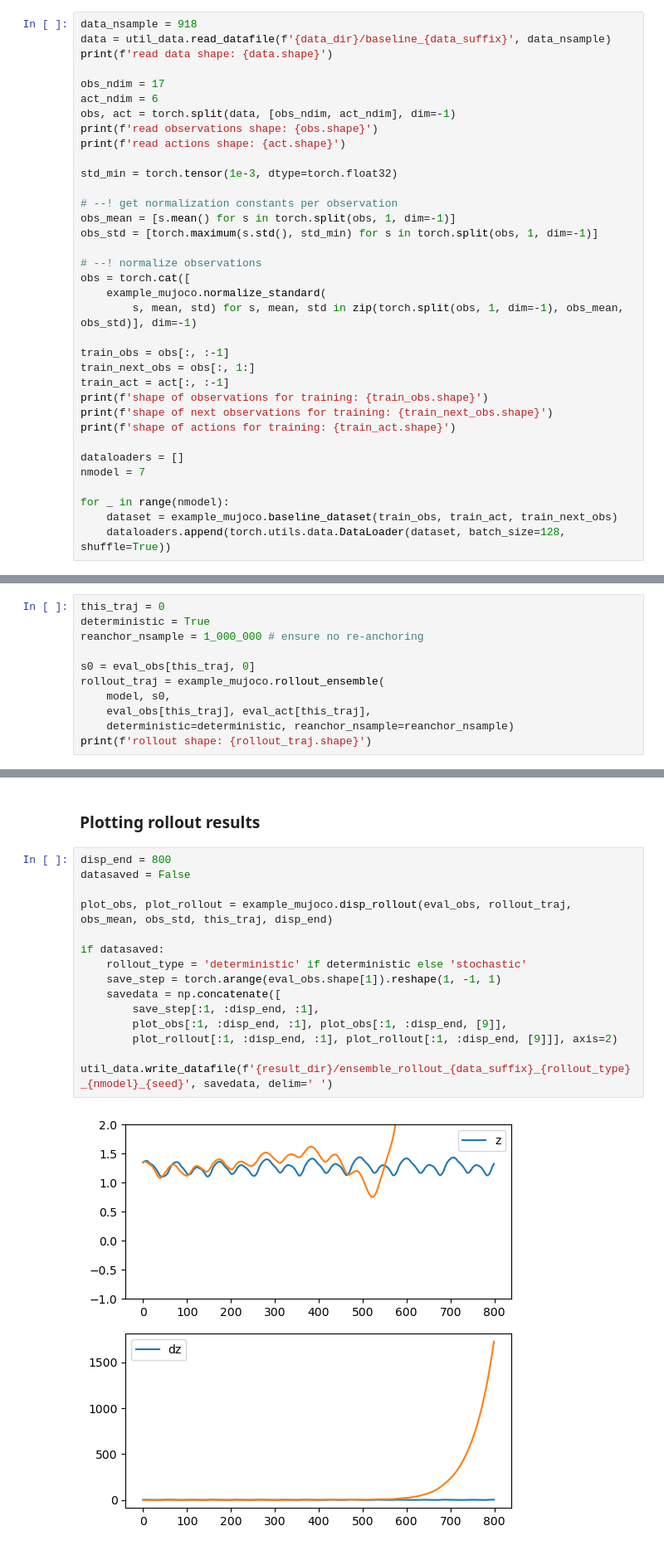
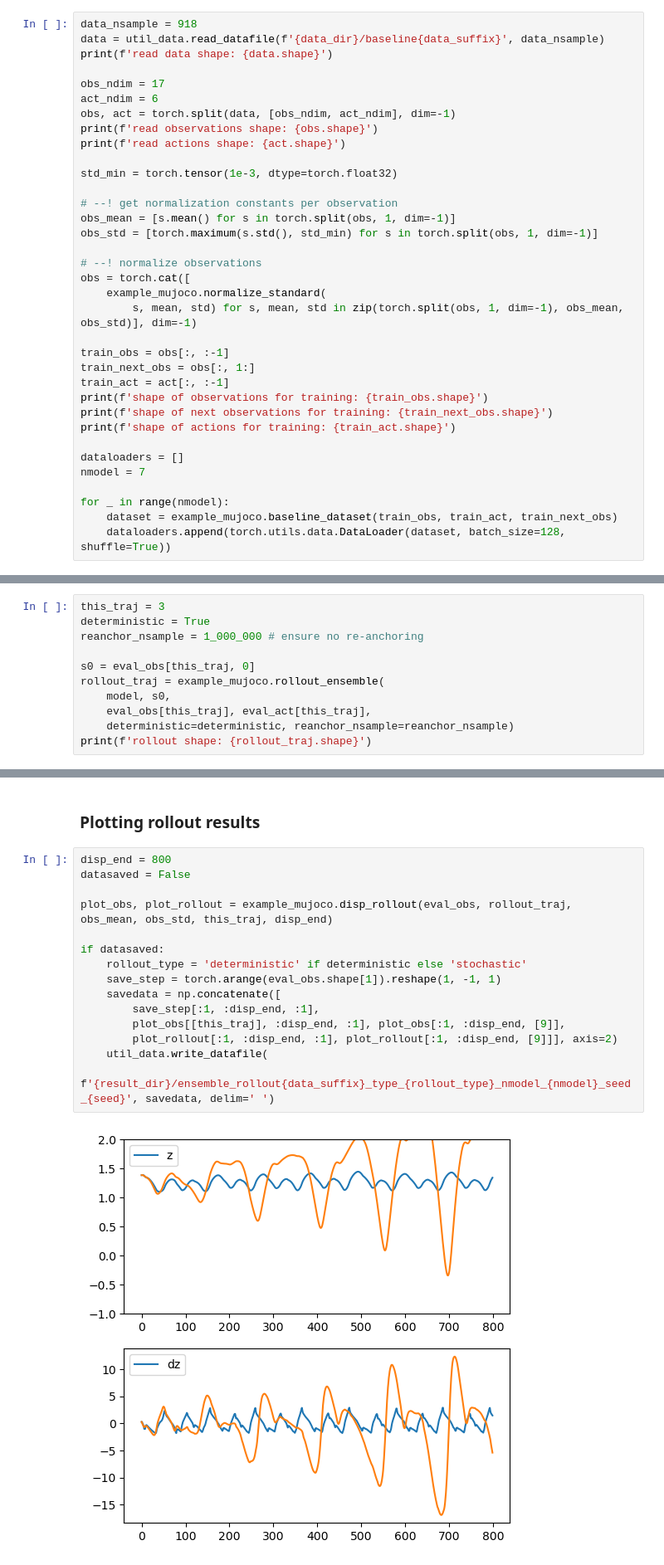
Before and after one commit to maalberg/kind, a Jupyter notebook: examples/mujoco/walker2d/03_model_train_ensemble.ipynb, the cells around one changed output, grey strips where cells are left out. Shown at 83% size. Saved outputs shown, nothing was run; the diff lists cells and outputs as text.

```diff
--- a/examples/mujoco/walker2d/03_model_train_ensemble.ipynb
+++ b/examples/mujoco/walker2d/03_model_train_ensemble.ipynb
@@ -38,7 +40,7 @@ util_nn.set_seed(seed)
 ### Creating baseline dataset
 # %%
 data_nsample = 918
-data = util_data.read_datafile(f'{data_dir}/baseline_{data_suffix}', data_nsample)
+data = util_data.read_datafile(f'{data_dir}/baseline{data_suffix}', data_nsample)
 print(f'read data shape: {data.shape}')
 
 obs_ndim = 17
@@ -126,7 +128,7 @@ read evaluation data shape: torch.Size([30, 918, 23])
 read evaluation observations shape: torch.Size([30, 918, 17])
 read evaluation actions shape: torch.Size([30, 918, 6])
 # %%
-this_traj = 0
+this_traj = 3
 deterministic = True
 reanchor_nsample = 1_000_000 # ensure no re-anchoring
 
@@ -143,19 +145,20 @@ rollout shape: torch.Size([919, 17])
 # %%
 disp_end = 800
 datasaved = False
 
 plot_obs, plot_rollout = example_mujoco.disp_rollout(eval_obs, rollout_traj, obs_mean, obs_std, this_traj, disp_end)
 
 if datasaved:
     rollout_type = 'deterministic' if deterministic else 'stochastic'
     save_step = torch.arange(eval_obs.shape[1]).reshape(1, -1, 1)
     savedata = np.concatenate([
         save_step[:1, :disp_end, :1],
-        plot_obs[:1, :disp_end, :1], plot_obs[:1, :disp_end, [9]],
+        plot_obs[[this_traj], :disp_end, :1], plot_obs[:1, :disp_end, [9]],
         plot_rollout[:1, :disp_end, :1], plot_rollout[:1, :disp_end, [9]]], axis=2)
-    util_data.write_datafile(f'{result_dir}/ensemble_rollout_{data_suffix}_{rollout_type}_{nmodel}_{seed}', savedata, delim=' ')
+    util_data.write_datafile(
+        f'{result_dir}/ensemble_rollout{data_suffix}_type_{rollout_type}_nmodel_{nmodel}_seed_{seed}', savedata, delim=' ')
 # %% [output]
-[figure, old version]
+[figure, new version]
 # %%
 traj_mse = []
 with torch.no_grad():
```
Also changed, not shown: parts of 9 cells of this notebook, 3 other files.
